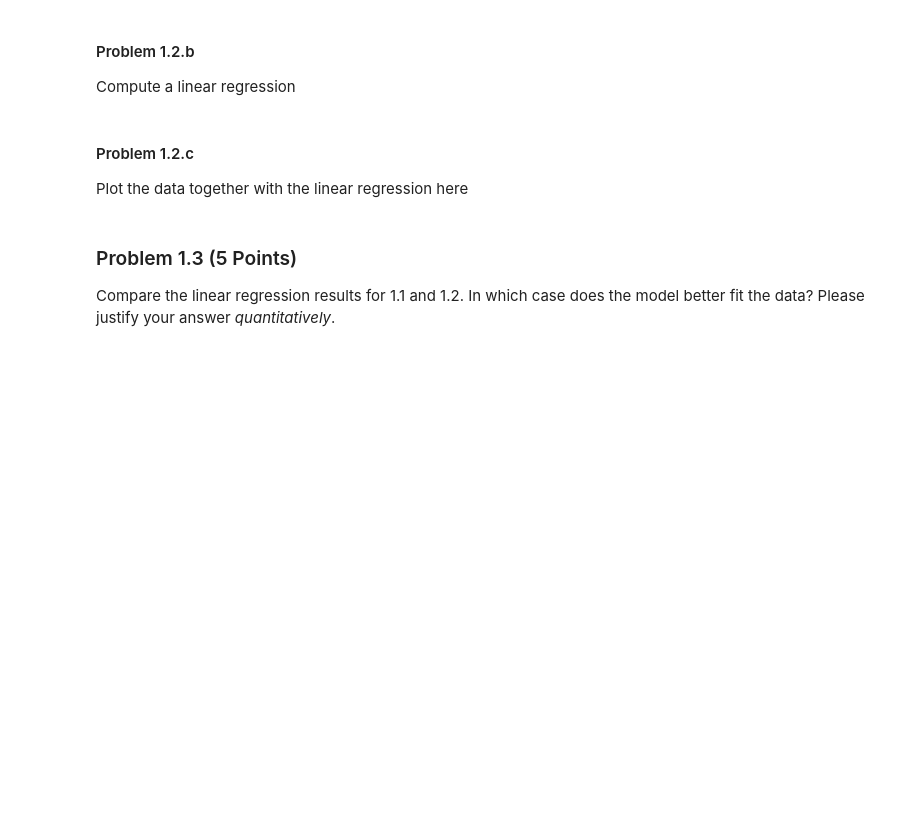
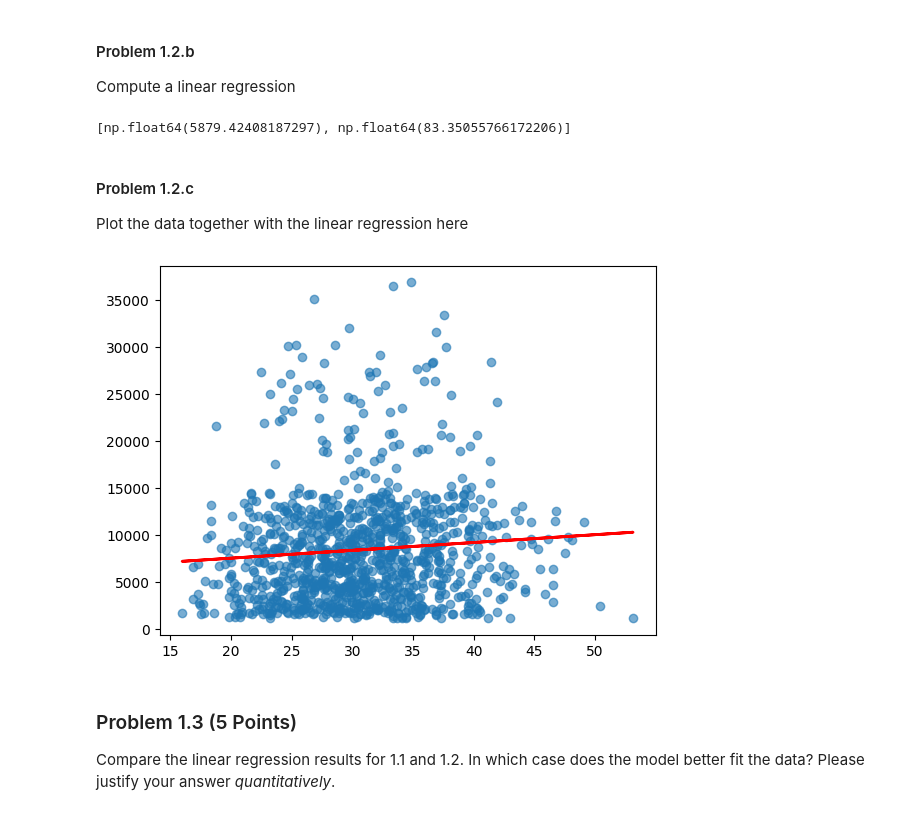
Before and after one commit to yuhanqianns94/Intro-to-ML, a Jupyter notebook: assignments/assn1/assn1.ipynb, the cells around one changed output. Cells and saved outputs as stored; diff of their text form; code cells hidden in the pictures; blank space fills up the shorter version.

```diff
--- a/assignments/assn1/assn1.ipynb
+++ b/assignments/assn1/assn1.ipynb
@@ -198,12 +210,27 @@ Visualize the data
 Compute a linear regression
 # %%
 ## -- please write code for the linear regression and visualization here. -- ##
+Y_nonsmokers = nonsmokers['charges']
+x_nonsmokers = nonsmokers['bmi']
+X_nonsmokers = sm.add_constant(x_nonsmokers)
+
+model_nonsmokers = sm.OLS(Y_nonsmokers, X_nonsmokers)
+results_nonsmokers = model_nonsmokers.fit()
+
+Beta_nonsmokers = [results_nonsmokers.params[0], results_nonsmokers.params[1]]
+Beta_nonsmokers
+# %% [output]
+[np.float64(5879.42408187297), np.float64(83.35055766172206)]
 # %% [markdown]
 #### Problem 1.2.c
 
 Plot the data together with the linear regression here
 # %%
 ## -- please write the code for your plot here -- ##
+plt.scatter(x_nonsmokers, Y_nonsmokers, alpha=.6)
+_ = plt.plot(x_nonsmokers, Beta_nonsmokers[0] + Beta_nonsmokers[1]*x_nonsmokers, color='red', linewidth=2)
+# %% [output]
+[figure, added]
 # %% [markdown]
 ### Problem 1.3 (5 Points)
 
```
Also changed, not shown: parts of 6 cells of this notebook.
